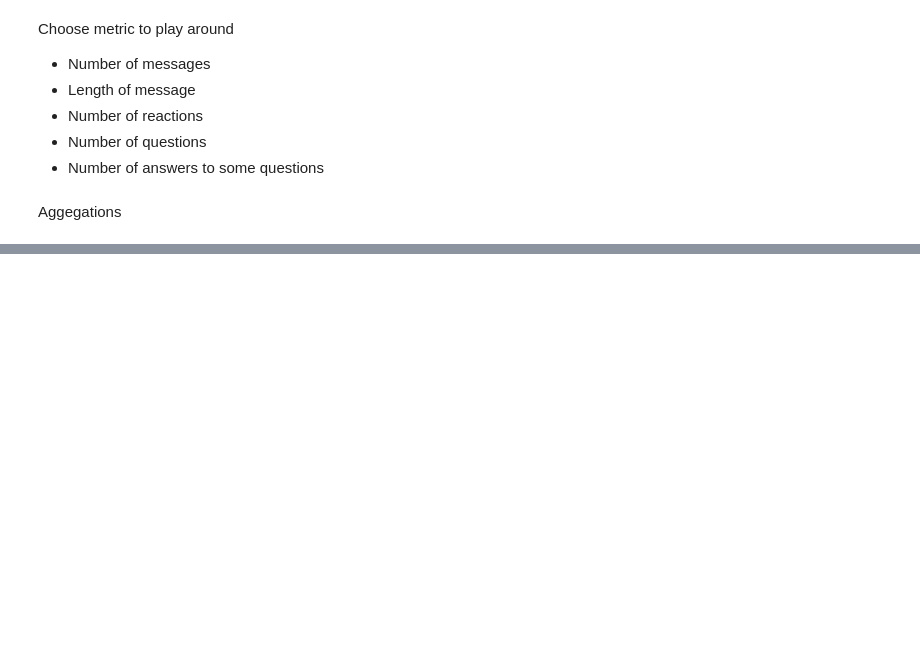
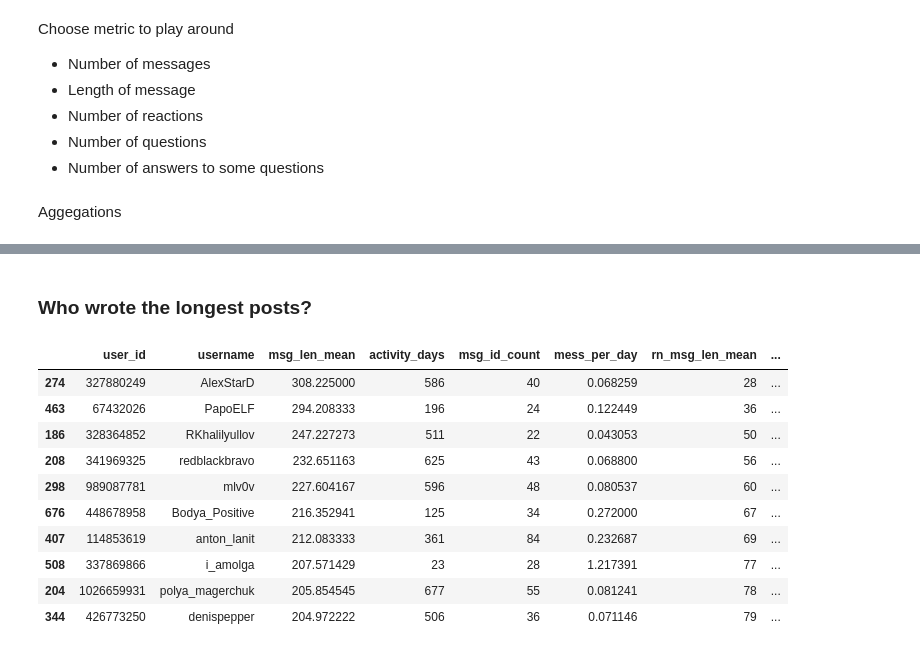
Before and after one commit to DmitriiK/telegram-automation, a Jupyter notebook: telega2pandas.ipynb, the cells around one changed output, grey strips where cells are left out. Saved outputs shown, nothing was run; the diff lists cells and outputs as text; code cells hidden in the pictures; blank space fills up the shorter version.

```diff
--- a/telega2pandas.ipynb
+++ b/telega2pandas.ipynb
@@ -189,0 +219,16 @@ Name: (reactions_per_mess, ), Length: 1313, dtype: int32
+# %% [markdown]
+### Who wrote the longest posts?
+# %%
+display_helper('msg_len_mean')
+# %% [output]
+|  | user_id | username | msg_len_mean | activity_days | msg_id_count | mess_per_day | rn_msg_len_mean | ... |
+| 274 | 327880249 | AlexStarD | 308.225000 | 586 | 40 | 0.068259 | 28 | ... |
+| 463 | 67432026 | PapoELF | 294.208333 | 196 | 24 | 0.122449 | 36 | ... |
+| 186 | 328364852 | RKhalilyullov | 247.227273 | 511 | 22 | 0.043053 | 50 | ... |
+| 208 | 341969325 | redblackbravo | 232.651163 | 625 | 43 | 0.068800 | 56 | ... |
+| 298 | 989087781 | mlv0v | 227.604167 | 596 | 48 | 0.080537 | 60 | ... |
+| 676 | 448678958 | Bodya_Positive | 216.352941 | 125 | 34 | 0.272000 | 67 | ... |
+| 407 | 114853619 | anton_lanit | 212.083333 | 361 | 84 | 0.232687 | 69 | ... |
+| 508 | 337869866 | i_amolga | 207.571429 | 23 | 28 | 1.217391 | 77 | ... |
+| 204 | 1026659931 | polya_magerchuk | 205.854545 | 677 | 55 | 0.081241 | 78 | ... |
+| 344 | 426773250 | denispepper | 204.972222 | 506 | 36 | 0.071146 | 79 | ... |
```
Also changed, not shown: parts of 16 cells of this notebook, 2 other files.
